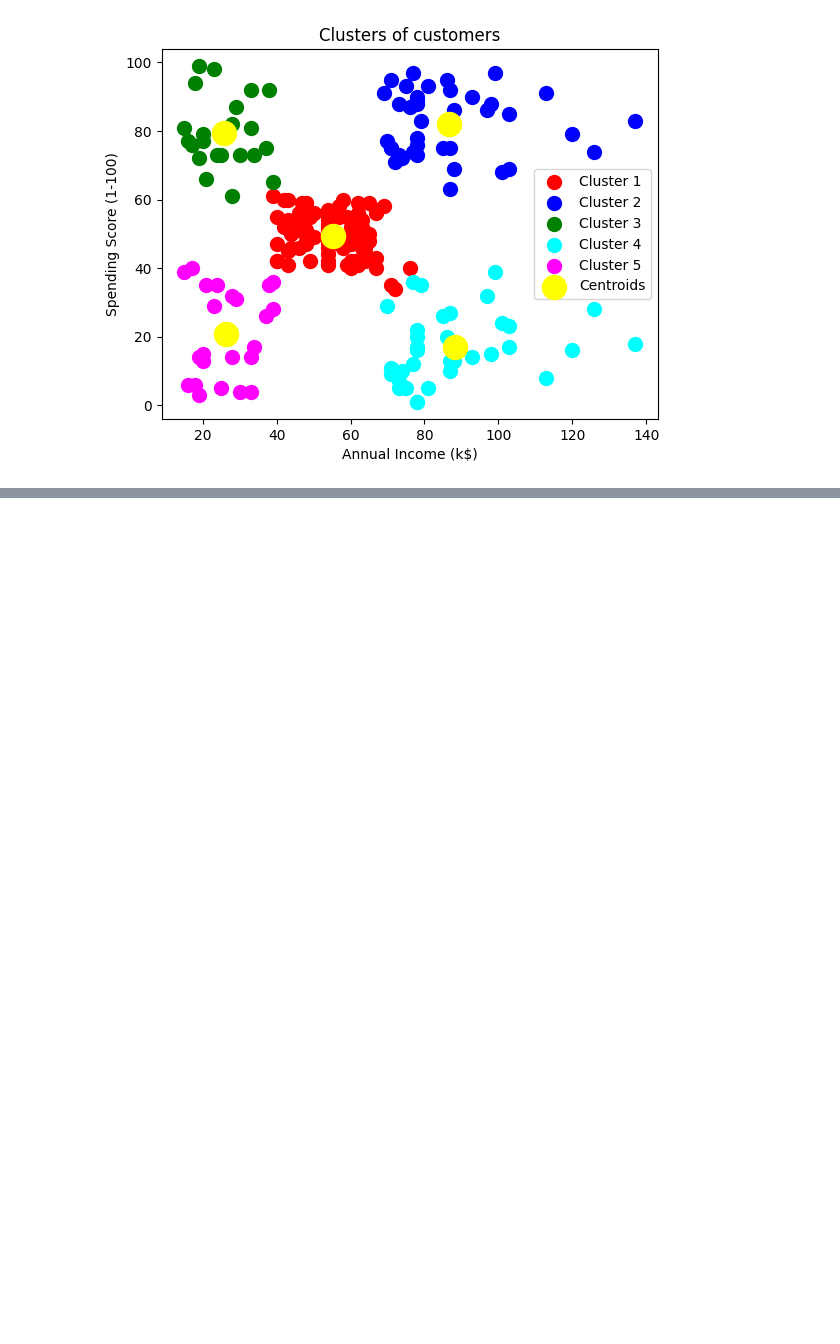
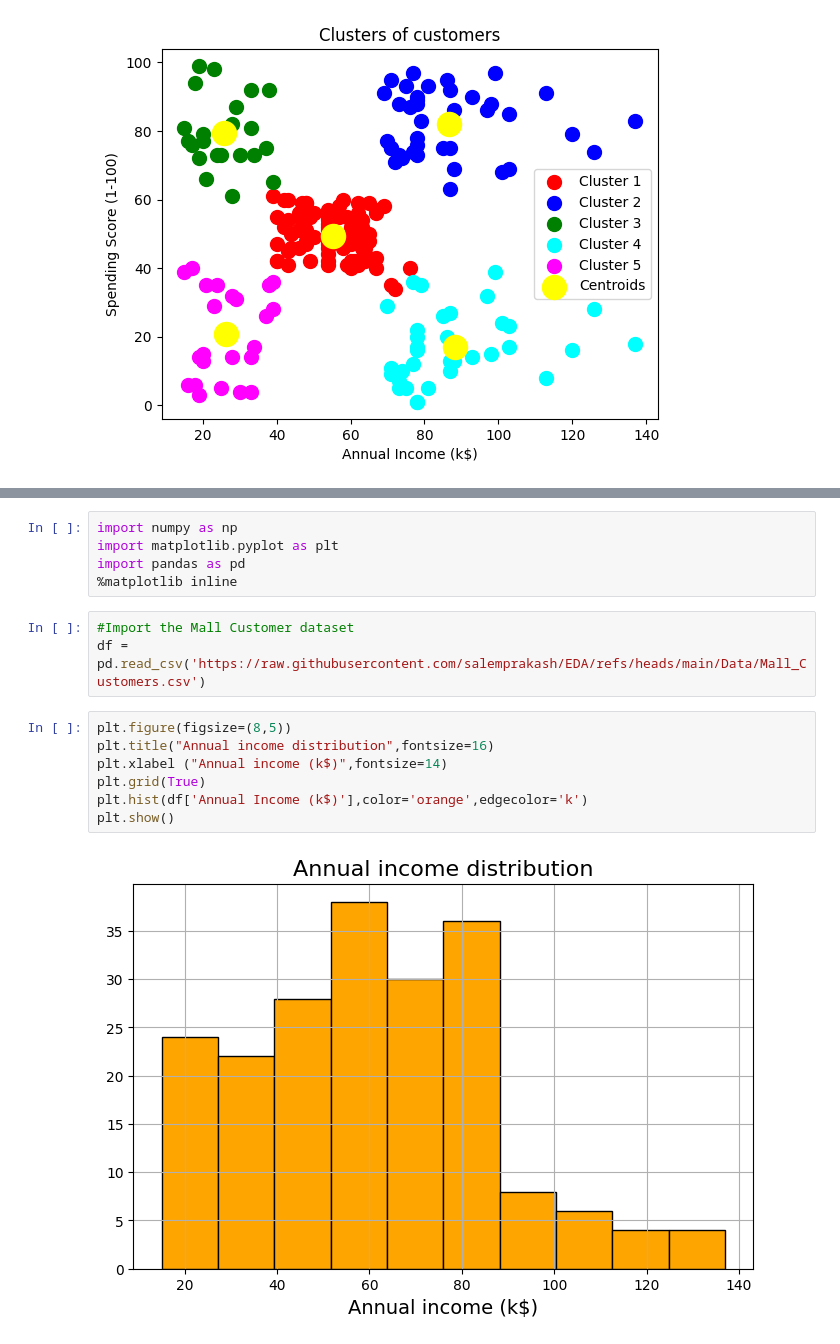
Before and after one commit to salemprakash/EDA, a Jupyter notebook: Module5 K-means.ipynb, the cells around one changed output, grey strips where cells are left out. Cells and saved outputs as stored; diff of their text form; blank space fills up the shorter version.

```diff
--- a/Module5 K-means.ipynb
+++ b/Module5 K-means.ipynb
@@ -52,0 +82,17 @@ plt.show()
+# %%
+import numpy as np
+import matplotlib.pyplot as plt
+import pandas as pd
+%matplotlib inline
+# %%
+#Import the Mall Customer dataset
+df = pd.read_csv('https://raw.githubusercontent.com/salemprakash/EDA/refs/heads/main/Data/Mall_Customers.csv')
+# %%
+plt.figure(figsize=(8,5))
+plt.title("Annual income distribution",fontsize=16)
+plt.xlabel ("Annual income (k$)",fontsize=14)
+plt.grid(True)
+plt.hist(df['Annual Income (k$)'],color='orange',edgecolor='k')
+plt.show()
+# %% [output]
+[figure, added]
```
Also changed, not shown: parts of 6 cells of this notebook.
